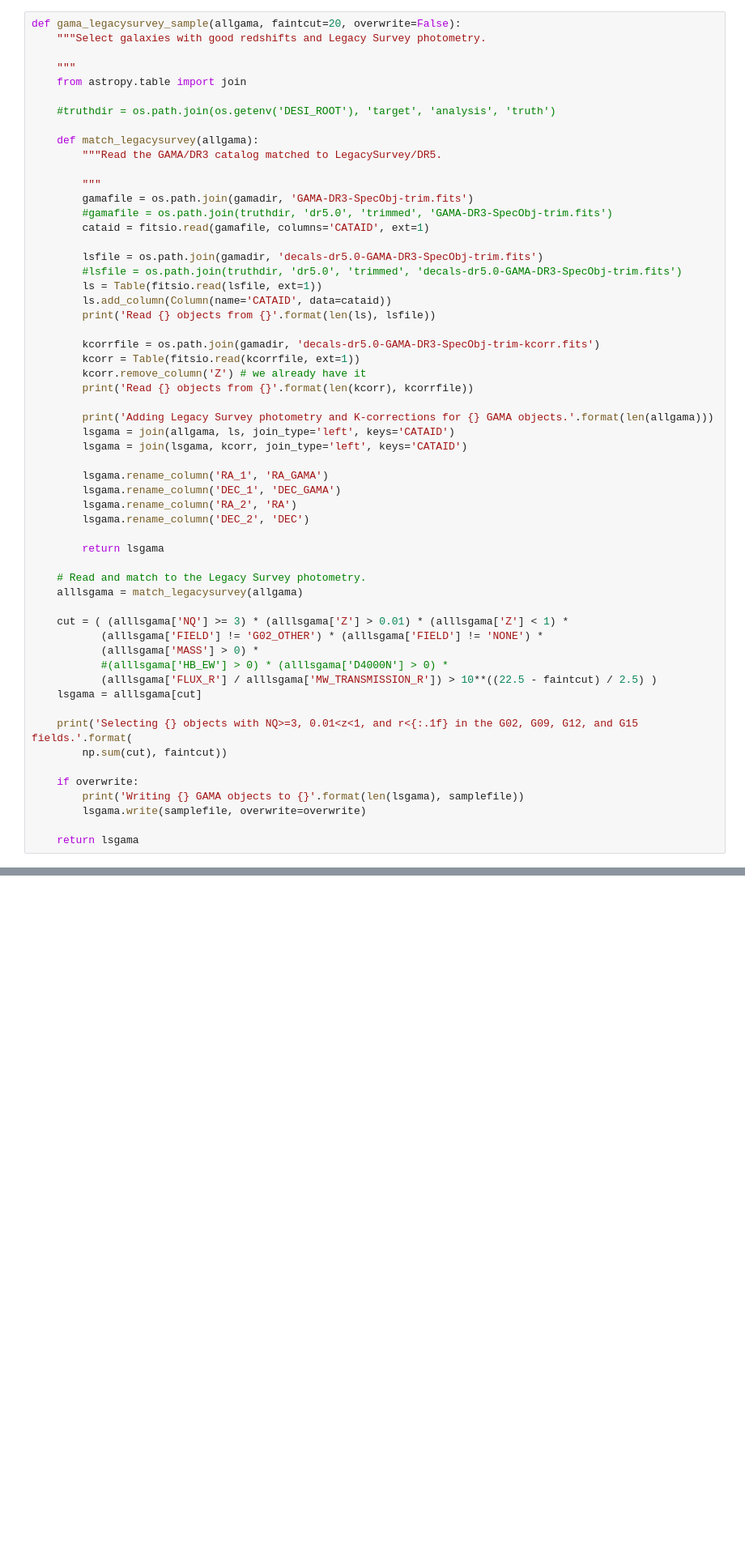
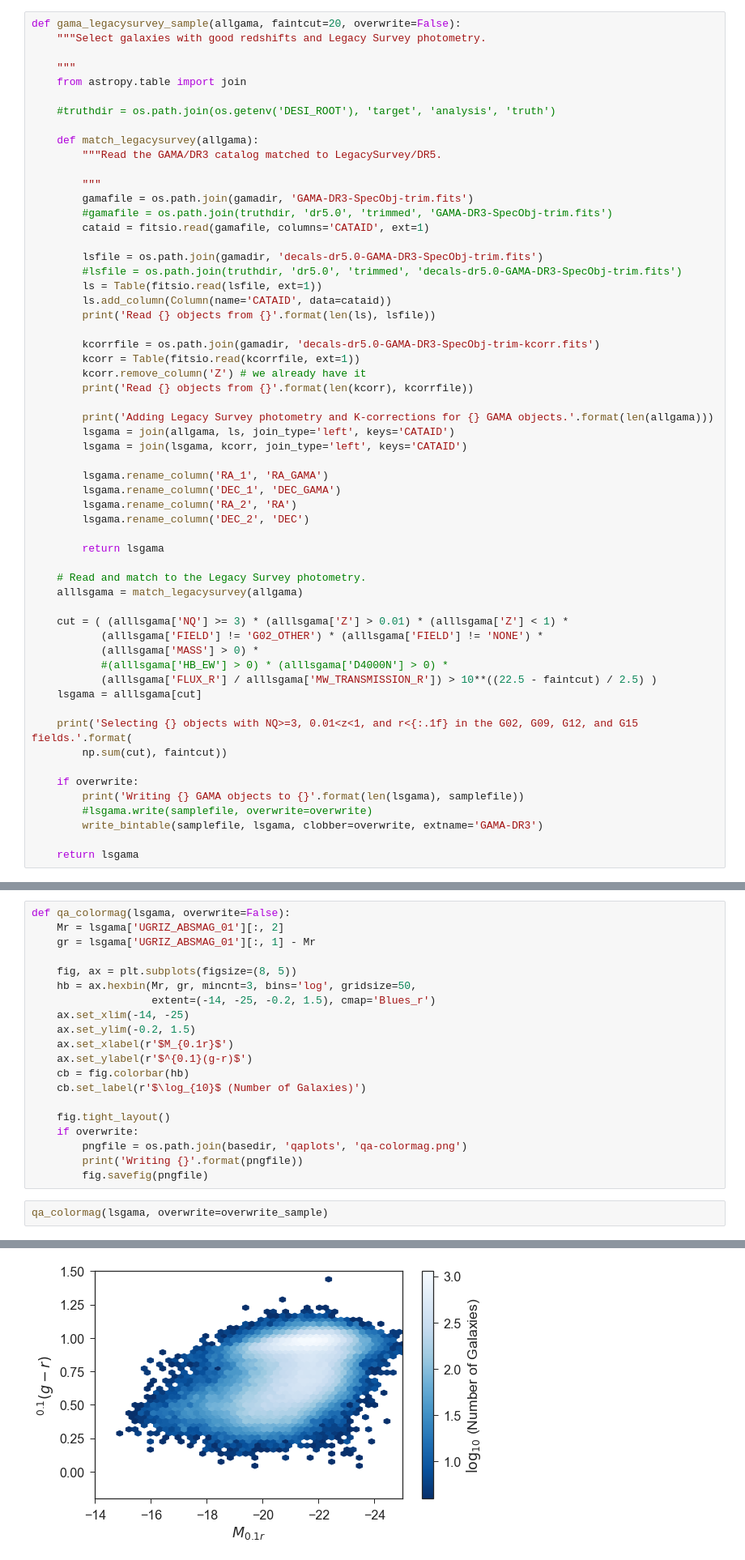
Before and after one commit to michaelJwilson/survey-validation, a Jupyter notebook: svdc-summer2018/bgs-gama-sample.ipynb, the cells around one changed output, grey strips where cells are left out. Shown: that part at 81% size. Drawn from its saved outputs; the diff is of its cells as text; blank space fills up the shorter version.

```diff
--- a/svdc-summer2018/bgs-gama-sample.ipynb
+++ b/svdc-summer2018/bgs-gama-sample.ipynb
@@ -267,7 +267,8 @@ def gama_legacysurvey_sample(allgama, faintcut=20, overwrite=False):
 
     if overwrite:
         print('Writing {} GAMA objects to {}'.format(len(lsgama), samplefile))
-        lsgama.write(samplefile, overwrite=overwrite)
+        #lsgama.write(samplefile, overwrite=overwrite)
+        write_bintable(samplefile, lsgama, clobber=overwrite, extname='GAMA-DR3')
 
     return lsgama
 # %%
@@ -348,3 +349,26 @@ def qa_gama_spec(lsgama, overwrite=False):
         pngfile = os.path.join(basedir, 'qaplots', 'qa-d4000-ewhb.png')
         print('Writing {}'.format(pngfile))
         fig.savefig(pngfile)
+# %%
+def qa_colormag(lsgama, overwrite=False):
+    Mr = lsgama['UGRIZ_ABSMAG_01'][:, 2]
+    gr = lsgama['UGRIZ_ABSMAG_01'][:, 1] - Mr
+
+    fig, ax = plt.subplots(figsize=(8, 5))
+    hb = ax.hexbin(Mr, gr, mincnt=3, bins='log', gridsize=50,
+                   extent=(-14, -25, -0.2, 1.5), cmap='Blues_r')
+    ax.set_xlim(-14, -25)
+    ax.set_ylim(-0.2, 1.5)
+    ax.set_xlabel(r'$M_{0.1r}$')
+    ax.set_ylabel(r'$^{0.1}(g-r)$')
+    cb = fig.colorbar(hb)
+    cb.set_label(r'$\log_{10}$ (Number of Galaxies)')
+
+    fig.tight_layout()
+    if overwrite:
+        pngfile = os.path.join(basedir, 'qaplots', 'qa-colormag.png')
+        print('Writing {}'.format(pngfile))
+        fig.savefig(pngfile)
+# %%
+qa_colormag(lsgama, overwrite=overwrite_sample)
+# %% [output]
@@ -351,3 +376,4 @@ def qa_gama_spec(lsgama, overwrite=False):
+[figure, added]
 # %%
 qa_gama_spec(lsgama, overwrite=overwrite_sample)
 # %% [output]
```
Also changed, not shown: parts of 4 cells of this notebook, 1 other file.
